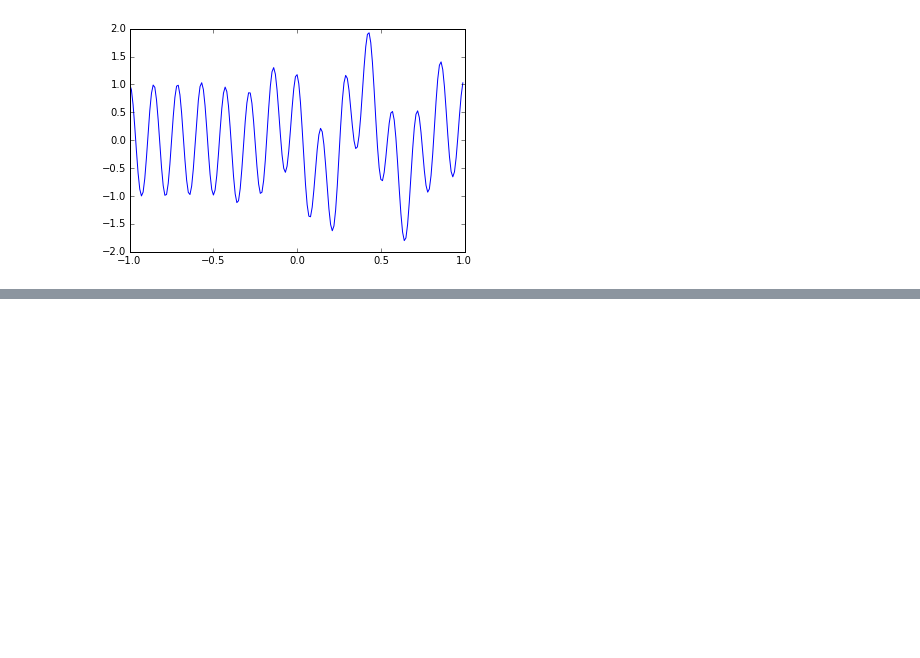
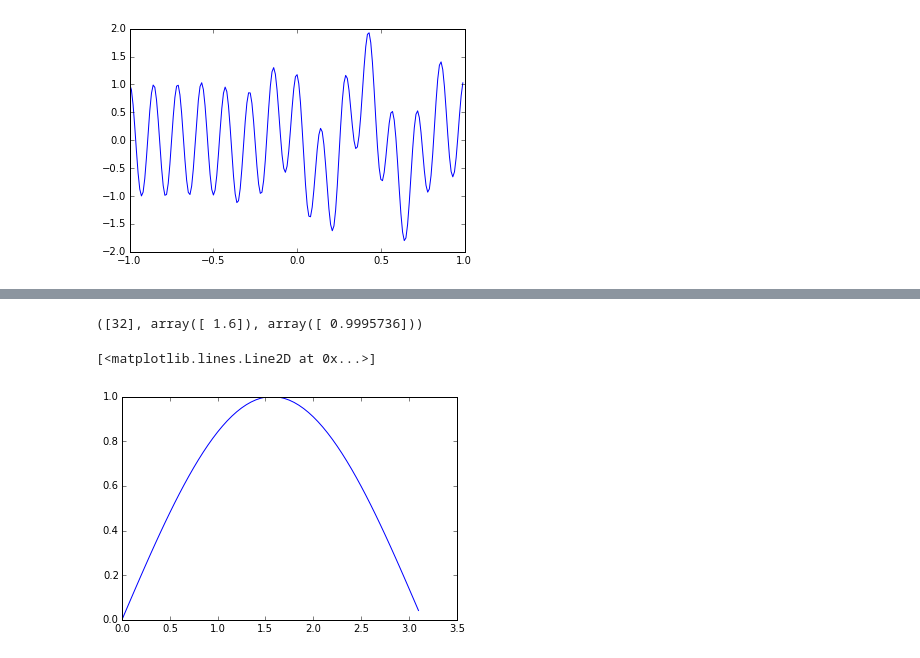
Before and after one commit to DanielKeith93/Python_Notebooks, a Jupyter notebook: Practice/wavelet detection.ipynb, the cells around one changed output, grey strips where cells are left out. Drawn from its saved outputs; the diff is of its cells as text; code cells hidden in the pictures; blank space fills up the shorter version.

```diff
--- a/Practice/wavelet detection.ipynb
+++ b/Practice/wavelet detection.ipynb
@@ -85,0 +117,13 @@ plt.show()
+# %%
+from scipy import signal
+xs = np.arange(0, np.pi, 0.05 )
+data = np.sin(xs)
+peakind = signal.find_peaks_cwt(data, np.arange(1,10))
+peakind, xs[peakind], data[peakind]
+# %% [output]
+([32], array([ 1.6]), array([ 0.9995736]))
+# %%
+plot( xs, data )
+# %% [output]
+[<matplotlib.lines.Line2D at 0x...>]
+[figure, added]
```
Also changed, not shown: parts of 10 cells of this notebook, 7 other files.
